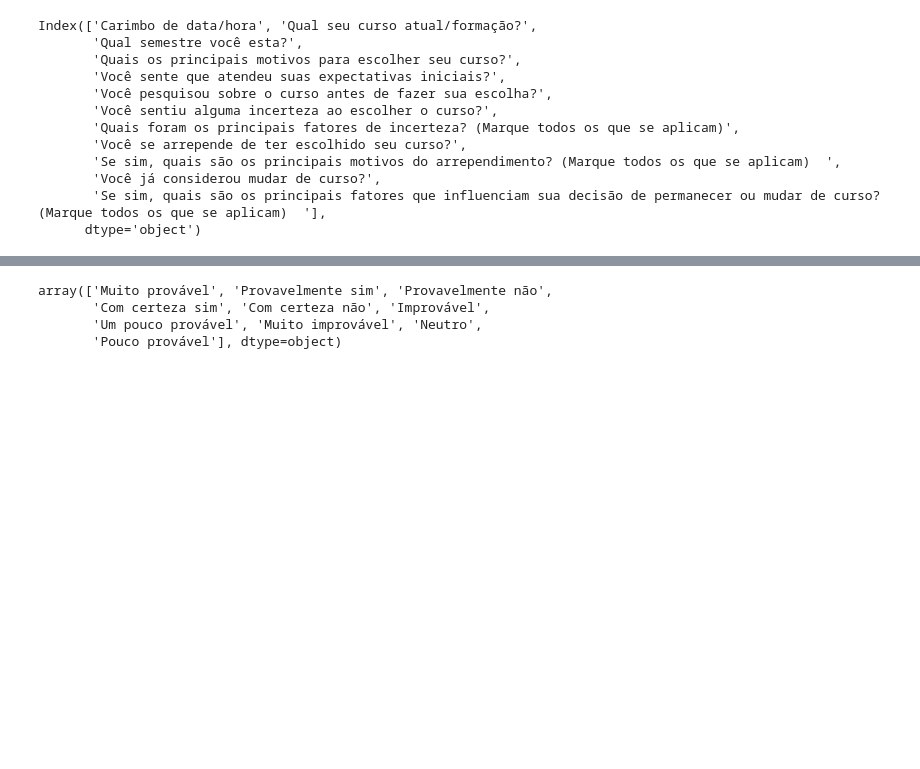
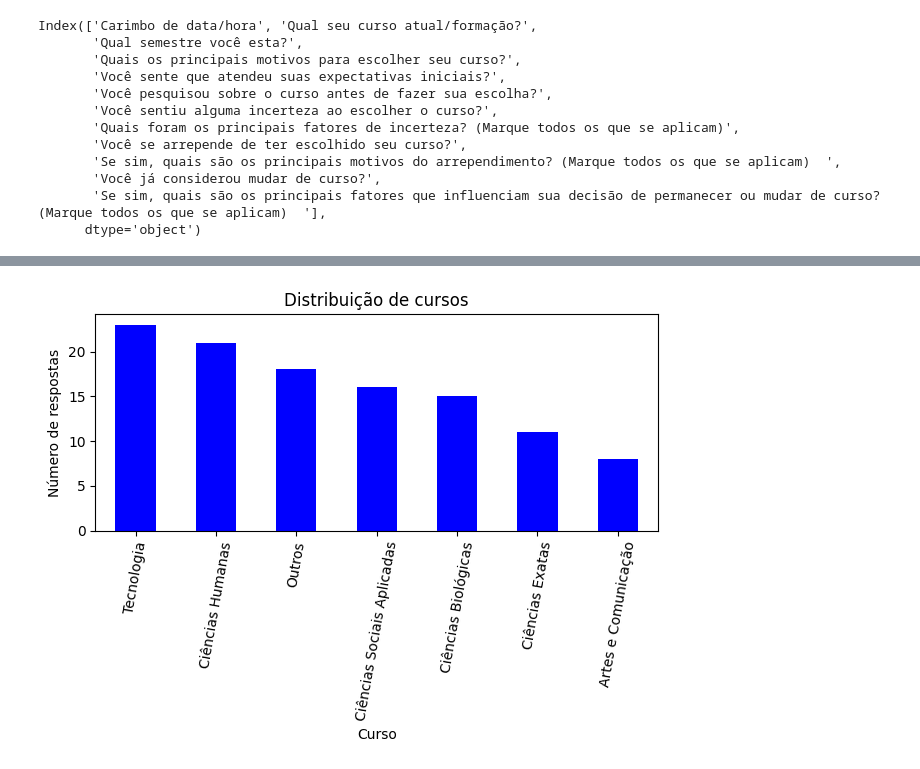
Before and after one commit to MarcosBristot/TrabalhoPosser, a Jupyter notebook: main.ipynb, the cells around one changed output, grey strips where cells are left out. Saved outputs shown, nothing was run; the diff lists cells and outputs as text; code cells hidden in the pictures; blank space fills up the shorter version.

```diff
--- a/main.ipynb
+++ b/main.ipynb
@@ -34,3 +35,20 @@ df_nomes_corretos = df.rename( columns={
     "Você já considerou mudar de curso?" : "trocar_curso",
     "Se sim, quais são os principais fatores que influenciam sua decisão de permanecer ou mudar de curso? (Marque todos os que se aplicam)  " : "motivos_trocar_curso"
 })
+
+#Alterando nome dos cursos
+df_nomes_corretos["curso"] = df_nomes_corretos["curso"].replace({
+    "Ciências Humanas (História, Geografia, Psicologia, etc.)" : "Ciências Humanas",
+    "Tecnologia (Computação, Engenharia, etc.)" : "Tecnologia",
+    "Ciências Sociais Aplicadas (Administração, Direito, Economia, etc.)" : "Ciências Sociais Aplicadas",
+    "Artes e Comunicação (Design, Jornalismo, Publicidade, etc.)" : "Artes e Comunicação",
+    "Ciências Exatas (Matemática, Física, Química, etc.)" : "Ciências Exatas",
+    "Ciências Biológicas (Biologia, Medicina, Enfermagem, etc.)" : "Ciências Biológicas"
+})
+
+# Deixando todos os números da coluna como string para evitar incoerências
+df_nomes_corretos["atendeu_expectativas"] = df_nomes_corretos["atendeu_expectativas"].astype(str).str.strip()
+df_nomes_corretos["pesquisou_antes_de_escolher"] = df_nomes_corretos["pesquisou_antes_de_escolher"].astype(str).str.strip()
+df_nomes_corretos["incerteza_escolher_curso"] = df_nomes_corretos["incerteza_escolher_curso"].astype(str).str.strip()
+df_nomes_corretos["se_arrepende"] = df_nomes_corretos["se_arrepende"].astype(str).str.strip()
+df_nomes_corretos["trocar_curso"] = df_nomes_corretos["trocar_curso"].astype(str).str.strip()
@@ -68,9 +61,10 @@ df_nomes_corretos
 # %%
-unicos = df_nomes_corretos["atendeu_expectativas"].unique()
-
-unicos
+df_nomes_corretos["curso"].value_counts().plot(kind='bar', color='blue')
+plt.title("Distribuição de cursos")
+plt.xlabel("Curso")
+plt.ylabel("Número de respostas")
+plt.xticks(rotation=80)
+plt.tight_layout()
+plt.show()
 # %% [output]
-array(['Muito provável', 'Provavelmente sim', 'Provavelmente não',
-       'Com certeza sim', 'Com certeza não', 'Improvável',
-       'Um pouco provável', 'Muito improvável', 'Neutro',
-       'Pouco provável'], dtype=object)
+[figure, added]
```
Also changed, not shown: parts of 6 cells of this notebook.
